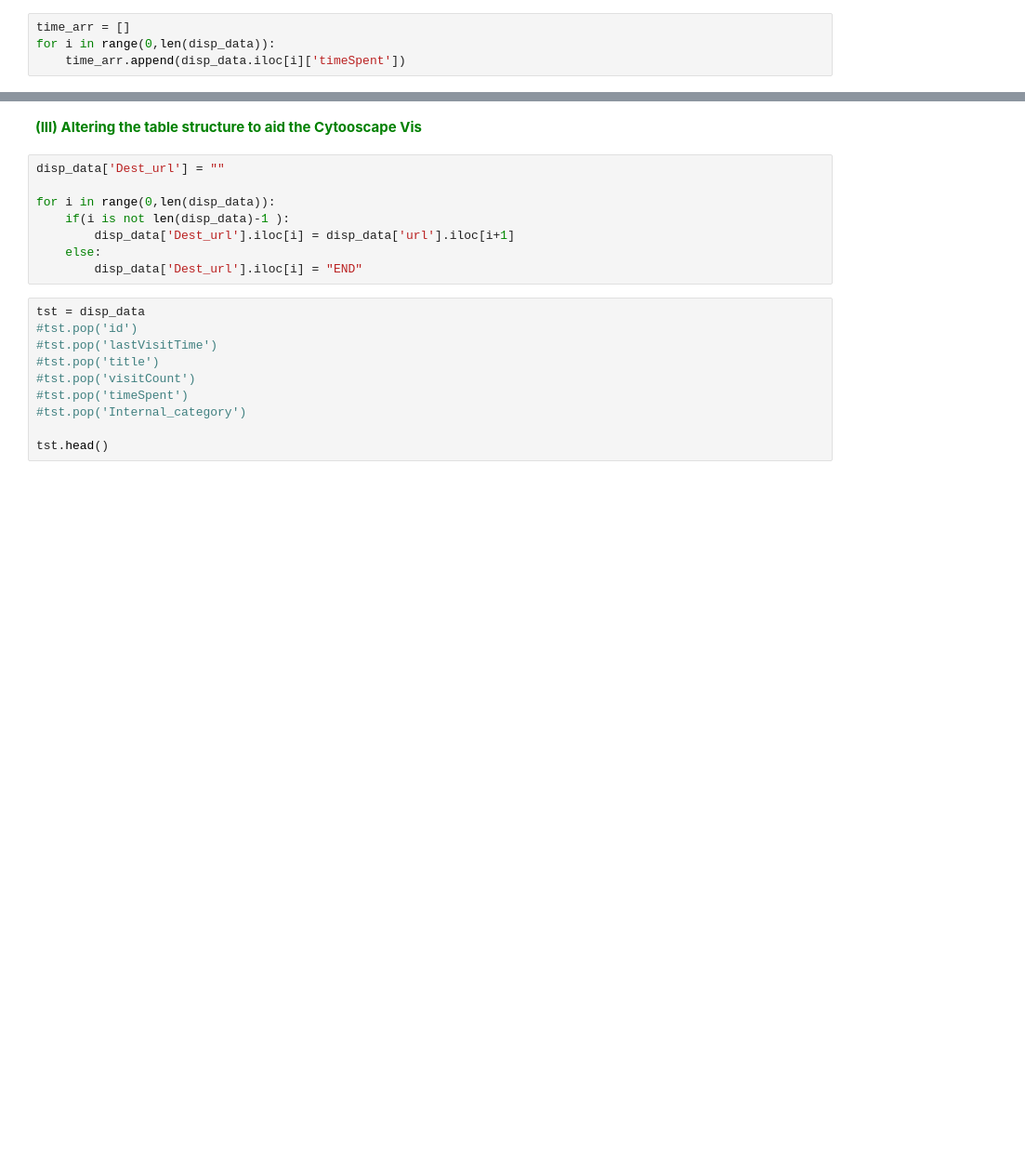
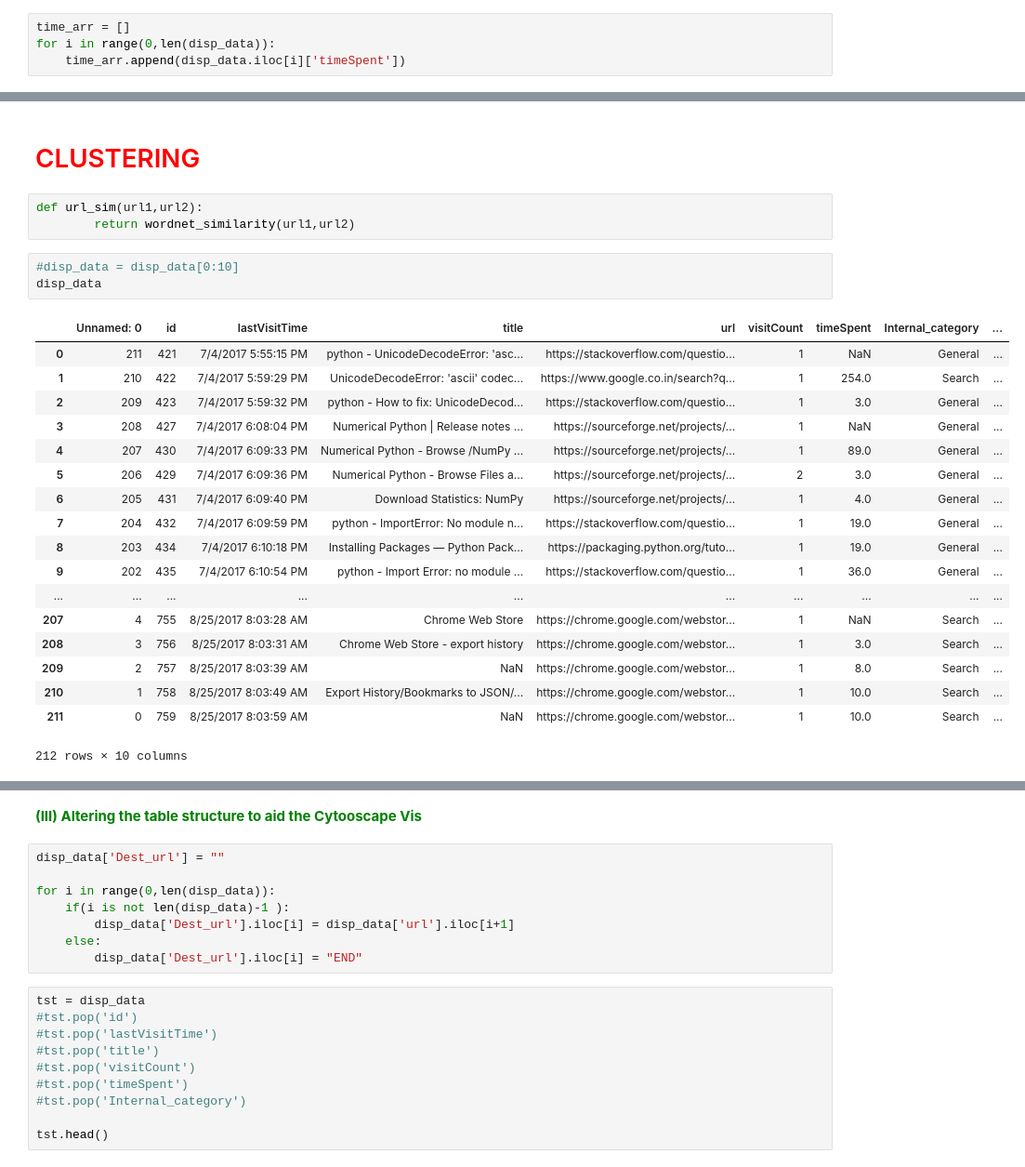
Before and after one commit to BrowseAwareResearchGroup/Initial-Analysis, a Jupyter notebook: Internal Diversion.ipynb, the cells around one changed output, grey strips where cells are left out. Shown at 93% size. Drawn from its saved outputs; the diff is of its cells as text; blank space fills up the shorter version.

Commit message:
Addded function to cluster the URL based on semantic similarity

```diff
--- a/Internal Diversion.ipynb
+++ b/Internal Diversion.ipynb
@@ -710,3 +713,30 @@ plt.scatter(time_arr,y_dis_sim,alpha=0.5)
 plt.show()
 # %% [output]
 [figure]
+# %% [markdown]
+<h1 style="color:red">CLUSTERING </h1>
+# %%
+def url_sim(url1,url2):
+        return wordnet_similarity(url1,url2)
+# %%
+#disp_data = disp_data[0:10]
+disp_data
+# %% [output]
+|  | Unnamed: 0 | id | lastVisitTime | title | url | visitCount | timeSpent | Internal_category | ... |
+| 0 | 211 | 421 | 7/4/2017 5:55:15 PM | python - UnicodeDecodeError: 'asc... | https://stackoverflow.com/questio... | 1 | NaN | General | ... |
+| 1 | 210 | 422 | 7/4/2017 5:59:29 PM | UnicodeDecodeError: 'ascii' codec... | https://www.google.co.in/search?q... | 1 | 254.0 | Search | ... |
+| 2 | 209 | 423 | 7/4/2017 5:59:32 PM | python - How to fix: UnicodeDecod... | https://stackoverflow.com/questio... | 1 | 3.0 | General | ... |
+| 3 | 208 | 427 | 7/4/2017 6:08:04 PM | Numerical Python | Release notes ... | https://sourceforge.net/projects/... | 1 | NaN | General | ... |
+| 4 | 207 | 430 | 7/4/2017 6:09:33 PM | Numerical Python - Browse /NumPy ... | https://sourceforge.net/projects/... | 1 | 89.0 | General | ... |
+| 5 | 206 | 429 | 7/4/2017 6:09:36 PM | Numerical Python - Browse Files a... | https://sourceforge.net/projects/... | 2 | 3.0 | General | ... |
+| 6 | 205 | 431 | 7/4/2017 6:09:40 PM | Download Statistics: NumPy | https://sourceforge.net/projects/... | 1 | 4.0 | General | ... |
+| 7 | 204 | 432 | 7/4/2017 6:09:59 PM | python - ImportError: No module n... | https://stackoverflow.com/questio... | 1 | 19.0 | General | ... |
+| 8 | 203 | 434 | 7/4/2017 6:10:18 PM | Installing Packages — Python Pack... | https://packaging.python.org/tuto... | 1 | 19.0 | General | ... |
+| 9 | 202 | 435 | 7/4/2017 6:10:54 PM | python - Import Error: no module ... | https://stackoverflow.com/questio... | 1 | 36.0 | General | ... |
+| ... | ... | ... | ... | ... | ... | ... | ... | ... | ... |
+| 207 | 4 | 755 | 8/25/2017 8:03:28 AM | Chrome Web Store | https://chrome.google.com/webstor... | 1 | NaN | Search | ... |
+| 208 | 3 | 756 | 8/25/2017 8:03:31 AM | Chrome Web Store - export history | https://chrome.google.com/webstor... | 1 | 3.0 | Search | ... |
+| 209 | 2 | 757 | 8/25/2017 8:03:39 AM | NaN | https://chrome.google.com/webstor... | 1 | 8.0 | Search | ... |
+| 210 | 1 | 758 | 8/25/2017 8:03:49 AM | Export History/Bookmarks to JSON/... | https://chrome.google.com/webstor... | 1 | 10.0 | Search | ... |
+| 211 | 0 | 759 | 8/25/2017 8:03:59 AM | NaN | https://chrome.google.com/webstor... | 1 | 10.0 | Search | ... |
+212 rows × 10 columns
```
Also changed, not shown: parts of 10 cells of this notebook.
